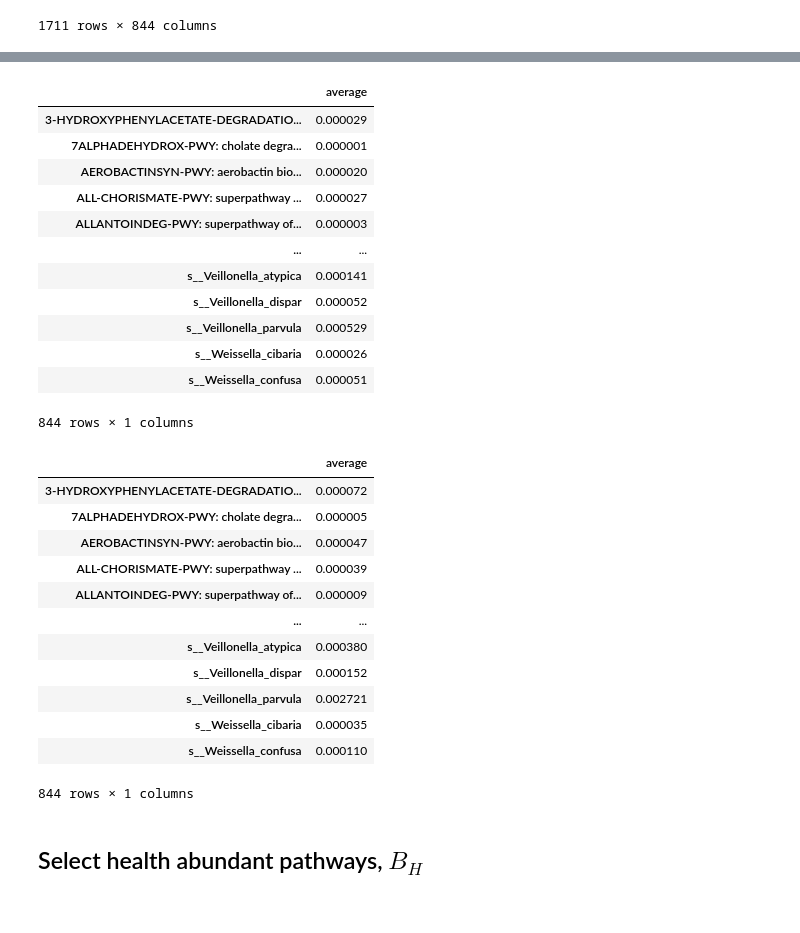
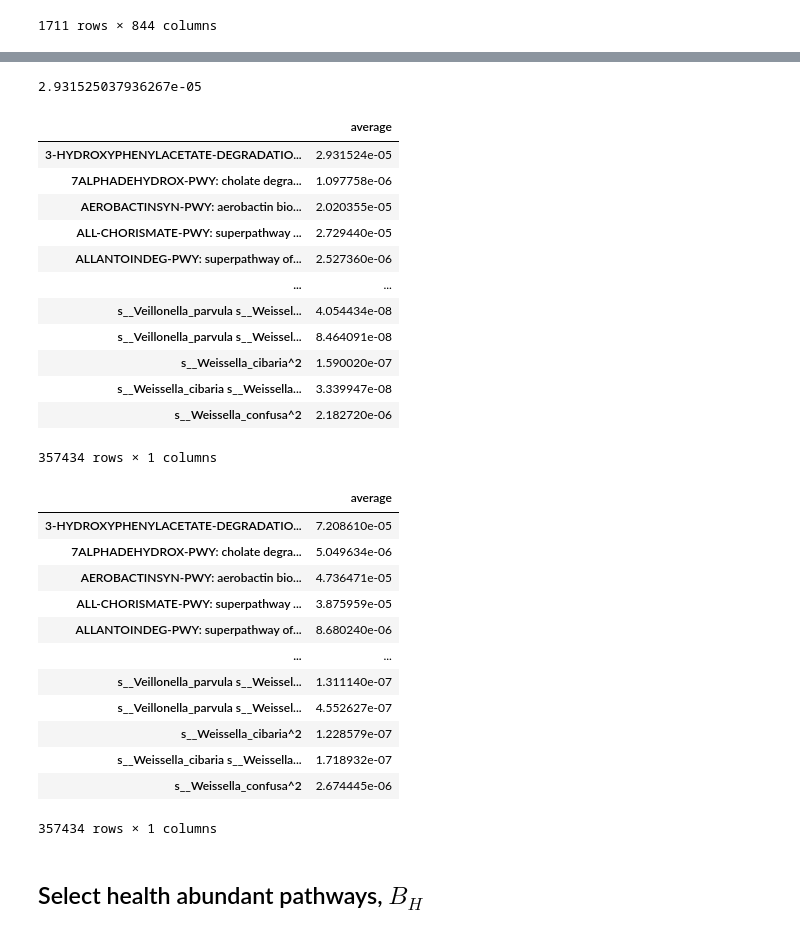
Before and after one commit to danielchang2002/GMHI2-Scratchpad, a Jupyter notebook: src/SelectBoth2.ipynb, the cells around one changed output, grey strips where cells are left out. Drawn from its saved outputs; the diff is of its cells as text; code cells hidden in the pictures.

```diff
--- a/src/SelectBoth2.ipynb
+++ b/src/SelectBoth2.ipynb
@@ -45,8 +45,7 @@ sum(isHealthy.iloc[0, :])
 # %% [output]
 2636
 # %%
-full = pd.concat([pathways.T, species.T], axis=1)
-full = pd.concat([full, isHealthy.T], axis=1)
+full = pd.concat([pathways.T, species.T, isHealthy.T], axis=1)
 full
 # %% [output]
 |  | 3-HYDROXYPHENYLACETATE-DEGRADATIO... | 7ALPHADEHYDROX-PWY: cholate degra... | AEROBACTINSYN-PWY: aerobactin bio... | ALL-CHORISMATE-PWY: superpathway ... | ... |
@@ -67,6 +64,6 @@ full
 # %%
-healthySamples = full[full['isHealthy']].iloc[:, :-1]
-healthySamples
+healthy = full[full['isHealthy']].iloc[:, :-1]
+healthy
 # %% [output]
 |  | 3-HYDROXYPHENYLACETATE-DEGRADATIO... | 7ALPHADEHYDROX-PWY: cholate degra... | AEROBACTINSYN-PWY: aerobactin bio... | ALL-CHORISMATE-PWY: superpathway ... | ... |
 | SAMD00036192 | 0.000000 | 0.000000 | 0.000000 | 0.000000 | ... |
@@ -106,0 +98,14 @@ sum(list(healthySamples.iloc[0, :]))
+# %%
+from sklearn.preprocessing import PolynomialFeatures
+pf = PolynomialFeatures(
+degree=2, interaction_only=True, include_bias=False
+)
+# %%
+pf.fit(healthy)
+poly_feats = pf.transform(healthy)
+healthy_transformed = pd.DataFrame(
+    poly_feats,
+    columns=pf.get_feature_names(healthy.columns),
+    index=healthy.index
+)
+healthy_transformed
@@ -107,39 +170,43 @@ sum(list(healthySamples.iloc[0, :]))
+# %%
+0.077275 / 2636
+# %% [output]
+2.931525037936267e-05
 # %%
-average_h = healthySamples.sum() / len(healthySamples)
-averageHealthy = pd.DataFrame({"average" : average_h})
+averageH = healthy_transformed.sum() / healthy_transformed.shape[0]
+averageHealthy = pd.DataFrame({"average" : averageH})
 averageHealthy
 # %% [output]
 |  | average |
-| 3-HYDROXYPHENYLACETATE-DEGRADATIO... | 0.000029 |
-| 7ALPHADEHYDROX-PWY: cholate degra... | 0.000001 |
-| AEROBACTINSYN-PWY: aerobactin bio... | 0.000020 |
-| ALL-CHORISMATE-PWY: superpathway ... | 0.000027 |
-| ALLANTOINDEG-PWY: superpathway of... | 0.000003 |
+| 3-HYDROXYPHENYLACETATE-DEGRADATIO... | 2.931524e-05 |
+| 7ALPHADEHYDROX-PWY: cholate degra... | 1.097758e-06 |
+| AEROBACTINSYN-PWY: aerobactin bio... | 2.020355e-05 |
+| ALL-CHORISMATE-PWY: superpathway ... | 2.729440e-05 |
+| ALLANTOINDEG-PWY: superpathway of... | 2.527360e-06 |
 | ... | ... |
-| s__Veillonella_atypica | 0.000141 |
-| s__Veillonella_dispar | 0.000052 |
-| s__Veillonella_parvula | 0.000529 |
-| s__Weissella_cibaria | 0.000026 |
-| s__Weissella_confusa | 0.000051 |
+| s__Veillonella_parvula s__Weissel... | 4.054434e-08 |
+| s__Veillonella_parvula s__Weissel... | 8.464091e-08 |
+| s__Weissella_cibaria^2 | 1.590020e-07 |
+| s__Weissella_cibaria s__Weissella... | 3.339947e-08 |
+| s__Weissella_confusa^2 | 2.182720e-06 |
-844 rows × 1 columns
+357434 rows × 1 columns
 # %%
-average_n = notSamples.sum() / len(notSamples)
-averageNot = pd.DataFrame({"average" : average_n})
+averageN = notHealthy_transformed.sum() / notHealthy_transformed.shape[0]
+averageNot = pd.DataFrame({"average" : averageN})
 averageNot
 # %% [output]
 |  | average |
-| 3-HYDROXYPHENYLACETATE-DEGRADATIO... | 0.000072 |
-| 7ALPHADEHYDROX-PWY: cholate degra... | 0.000005 |
-| AEROBACTINSYN-PWY: aerobactin bio... | 0.000047 |
-| ALL-CHORISMATE-PWY: superpathway ... | 0.000039 |
-| ALLANTOINDEG-PWY: superpathway of... | 0.000009 |
+| 3-HYDROXYPHENYLACETATE-DEGRADATIO... | 7.208610e-05 |
+| 7ALPHADEHYDROX-PWY: cholate degra... | 5.049634e-06 |
+| AEROBACTINSYN-PWY: aerobactin bio... | 4.736471e-05 |
+| ALL-CHORISMATE-PWY: superpathway ... | 3.875959e-05 |
+| ALLANTOINDEG-PWY: superpathway of... | 8.680240e-06 |
 | ... | ... |
-| s__Veillonella_atypica | 0.000380 |
-| s__Veillonella_dispar | 0.000152 |
-| s__Veillonella_parvula | 0.002721 |
-| s__Weissella_cibaria | 0.000035 |
-| s__Weissella_confusa | 0.000110 |
+| s__Veillonella_parvula s__Weissel... | 1.311140e-07 |
+| s__Veillonella_parvula s__Weissel... | 4.552627e-07 |
+| s__Weissella_cibaria^2 | 1.228579e-07 |
+| s__Weissella_cibaria s__Weissella... | 1.718932e-07 |
+| s__Weissella_confusa^2 | 2.674445e-06 |
-844 rows × 1 columns
+357434 rows × 1 columns
 # %% [markdown]
 ## Select health abundant pathways, $B_H$
 # %%
```
Also changed, not shown: parts of 31 cells of this notebook, 2 other files.
